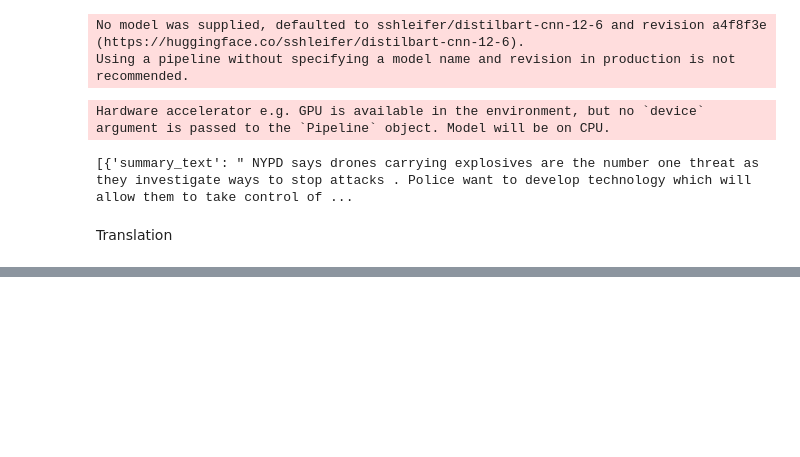
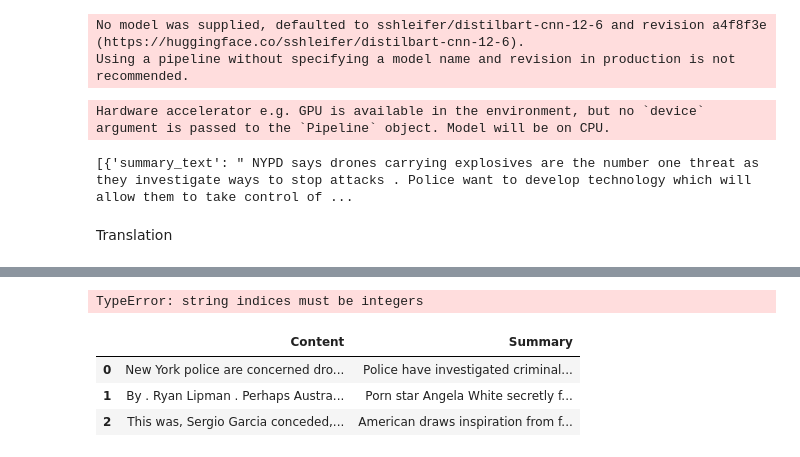
Before and after one commit to atulsharma2000/Summarization-Project, a Jupyter notebook: SummaryProject.ipynb, the cells around one changed output, grey strips where cells are left out. Drawn from its saved outputs; the diff is of its cells as text; code cells hidden in the pictures; blank space fills up the shorter version.

Commit message:
fine tuning and training LLM

```diff
--- a/SummaryProject.ipynb
+++ b/SummaryProject.ipynb
@@ -557,0 +950,64 @@ translator("Ce cours est produit par Hugging Face.")
+# %%
+alpaca_prompt = """Summarize the following text:
+
+{text}
+
+"""
+
+EOS_TOKEN = tokenizer.eos_token
+
+EOS_TOKEN = tokenizer.eos_token
+
+def formatting_prompts_func(examples):
+    company_databases = examples["content"]
+    summaries = examples["summary"]
+    texts = []
+    for company_database, summary in zip(company_databases, summaries):
+        # Must add EOS_TOKEN, otherwise your generation will go on forever!
+        text = alpaca_prompt.format(company_database=company_database, prompt="", sql="", explanation=summary) + EOS_TOKEN
+        texts.append(text)
+    return {"text": texts,}
+
+# Create a dataset instance
+dataset = df.iloc[:1000, :]
+dataset = dataset.map(formatting_prompts_func)
+
+# Create a data loader
+data_loader = DataLoader(dataset, batch_size=32, shuffle=True)
+
+# Train the model
+device = torch.device("cuda" if torch.cuda.is_available() else "cpu")
+model.to(device)
+criterion = torch.nn.CrossEntropyLoss()
+optimizer = torch.optim.Adam(model.parameters(), lr=1e-5)
+
+for epoch in range(5):
+    model.train()
+    total_loss = 0
+    for batch in data_loader:
+        input_ids = batch["text"].to(device)
+
+        optimizer.zero_grad()
+
+        # Generate summaries
+        outputs = model(input_ids)
+        loss = criterion(outputs, input_ids)
+
+        loss.backward()
+        optimizer.step()
+
+        total_loss += loss.item()
+
+    print(f"Epoch {epoch+1}, Loss: {total_loss / len(data_loader)}")
+
+# Save the trained model
+torch.save(model.state_dict(), "trained_model.pth")
+# %% [output]
+TypeError: string indices must be integers
+# %%
+df.iloc[:3,:]
+# %% [output]
+|  | Content | Summary |
+| 0 | New York police are concerned dro... | Police have investigated criminal... |
+| 1 | By . Ryan Lipman . Perhaps Austra... | Porn star Angela White secretly f... |
+| 2 | This was, Sergio Garcia conceded,... | American draws inspiration from f... |
```
Also changed, not shown: parts of 24 cells of this notebook, 9 other files.
